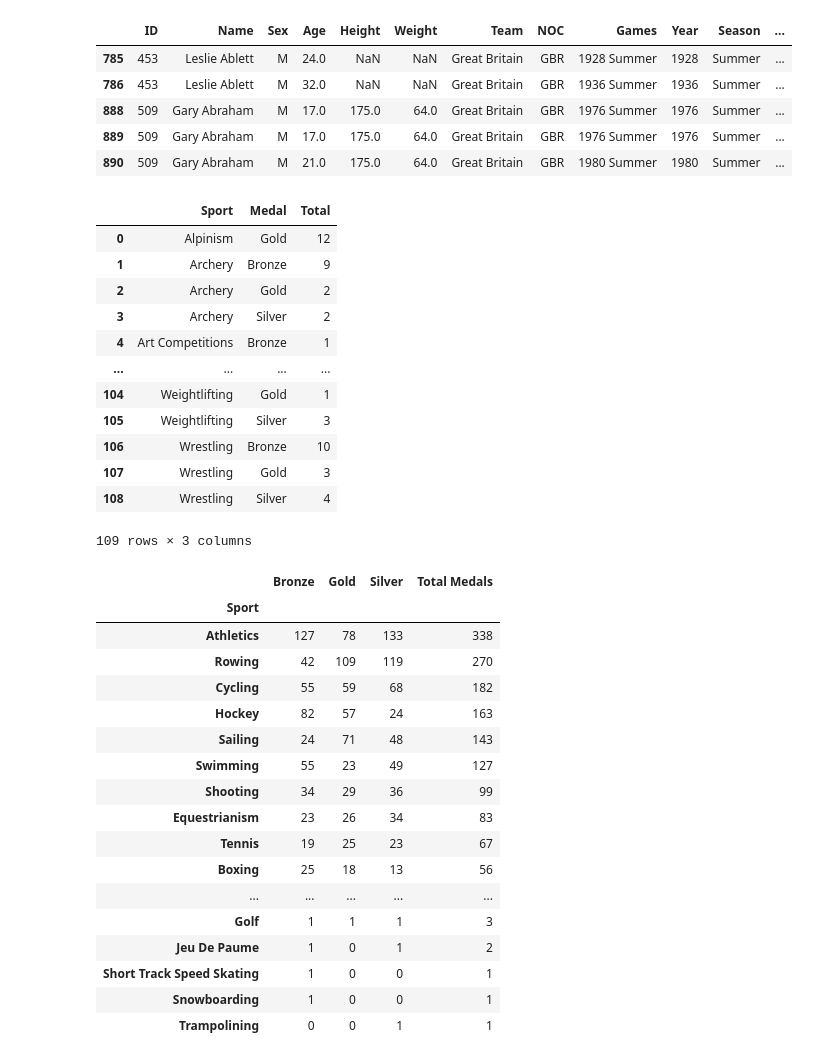
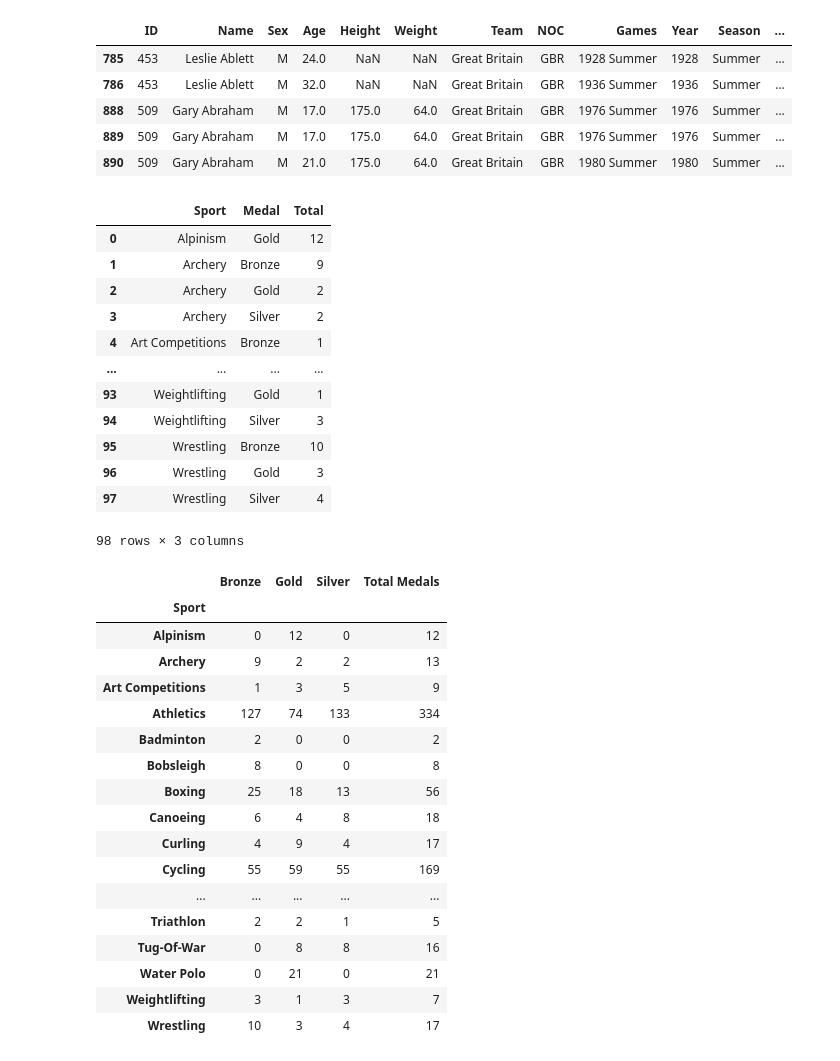
Before and after one commit to SCGlass/Databehandling_project_OS, a Jupyter notebook: Sam/Exercise_1.ipynb, the cells around one changed output. Cells and saved outputs as stored; diff of their text form; code cells hidden in the pictures.

```diff
--- a/Sam/Exercise_1.ipynb
+++ b/Sam/Exercise_1.ipynb
@@ -48,7 +48,7 @@ df_events["Name_Hash"] = df_events["Name"].apply(
 )
 # %%
 # Sorting so all NOC are Great Britain as country
-df_GB = df_events[df_events["NOC"] == "GBR"]
+df_GB = df_events[df_events["Team"] == "Great Britain"]
 df_GB.head()
 # %% [output]
 |  | ID | Name | Sex | Age | Height | Weight | Team | NOC | Games | Year | Season | ... |
@@ -69,37 +69,39 @@ df_medals
 | 3 | Archery | Silver | 2 |
 | 4 | Art Competitions | Bronze | 1 |
 | ... | ... | ... | ... |
-| 104 | Weightlifting | Gold | 1 |
-| 105 | Weightlifting | Silver | 3 |
-| 106 | Wrestling | Bronze | 10 |
-| 107 | Wrestling | Gold | 3 |
-| 108 | Wrestling | Silver | 4 |
+| 93 | Weightlifting | Gold | 1 |
+| 94 | Weightlifting | Silver | 3 |
+| 95 | Wrestling | Bronze | 10 |
+| 96 | Wrestling | Gold | 3 |
+| 97 | Wrestling | Silver | 4 |
-109 rows × 3 columns
+98 rows × 3 columns
 # %%
 # Sports that had the most medals
 df_medals= df_GB.loc[df_GB["Medal"].notna(),["Sport","Medal"]]
 df_medals = df_medals.groupby(["Sport","Medal"]).Medal.count().reset_index(name="Total")
 df_medals = df_medals.set_index(['Sport', 'Medal']).unstack('Medal', fill_value=0)
 df_medals.columns = df_medals.columns.droplevel(0) # Dropped the Total index column
 df_medals = df_medals.rename_axis(None,axis=1)
 df_medals["Total Medals"] = df_medals.sum(axis=1, numeric_only= True)
+#df_medals = df_medals.reindex(columns=['Bronze','Silver','Gold','Total Medals'])
 df_medals.sort_values(by="Total Medals",ascending= False)
+df_medals
 # %% [output]
 |  | Bronze | Gold | Silver | Total Medals |
 | Sport |  |  |  |  |
-| Athletics | 127 | 78 | 133 | 338 |
-| Rowing | 42 | 109 | 119 | 270 |
-| Cycling | 55 | 59 | 68 | 182 |
-| Hockey | 82 | 57 | 24 | 163 |
-| Sailing | 24 | 71 | 48 | 143 |
-| Swimming | 55 | 23 | 49 | 127 |
-| Shooting | 34 | 29 | 36 | 99 |
-| Equestrianism | 23 | 26 | 34 | 83 |
-| Tennis | 19 | 25 | 23 | 67 |
+| Alpinism | 0 | 12 | 0 | 12 |
+| Archery | 9 | 2 | 2 | 13 |
+| Art Competitions | 1 | 3 | 5 | 9 |
+| Athletics | 127 | 74 | 133 | 334 |
+| Badminton | 2 | 0 | 0 | 2 |
+| Bobsleigh | 8 | 0 | 0 | 8 |
 | Boxing | 25 | 18 | 13 | 56 |
+| Canoeing | 6 | 4 | 8 | 18 |
+| Curling | 4 | 9 | 4 | 17 |
+| Cycling | 55 | 59 | 55 | 169 |
 | ... | ... | ... | ... | ... |
-| Golf | 1 | 1 | 1 | 3 |
-| Jeu De Paume | 1 | 0 | 1 | 2 |
-| Short Track Speed Skating | 1 | 0 | 0 | 1 |
-| Snowboarding | 1 | 0 | 0 | 1 |
-| Trampolining | 0 | 0 | 1 | 1 |
+| Triathlon | 2 | 2 | 1 | 5 |
+| Tug-Of-War | 0 | 8 | 8 | 16 |
+| Water Polo | 0 | 21 | 0 | 21 |
+| Weightlifting | 3 | 1 | 3 | 7 |
+| Wrestling | 10 | 3 | 4 | 17 |
```
Also changed, not shown: parts of 5 cells of this notebook.
